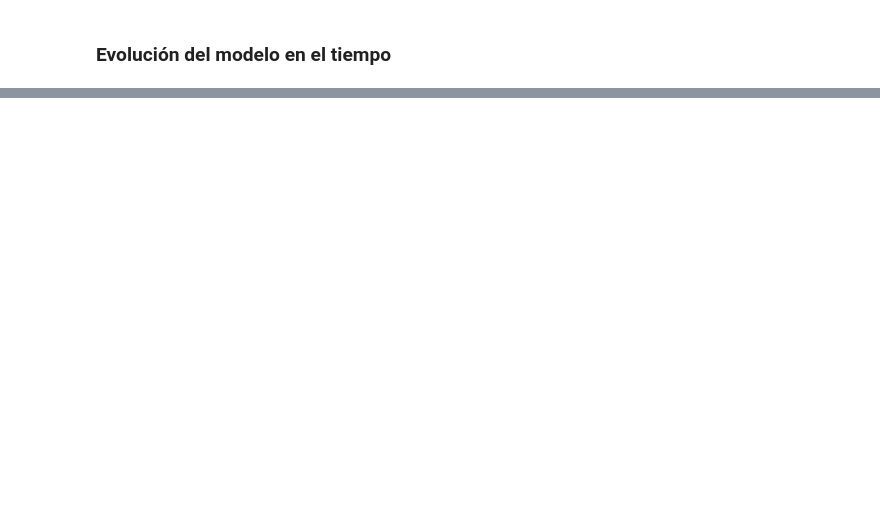
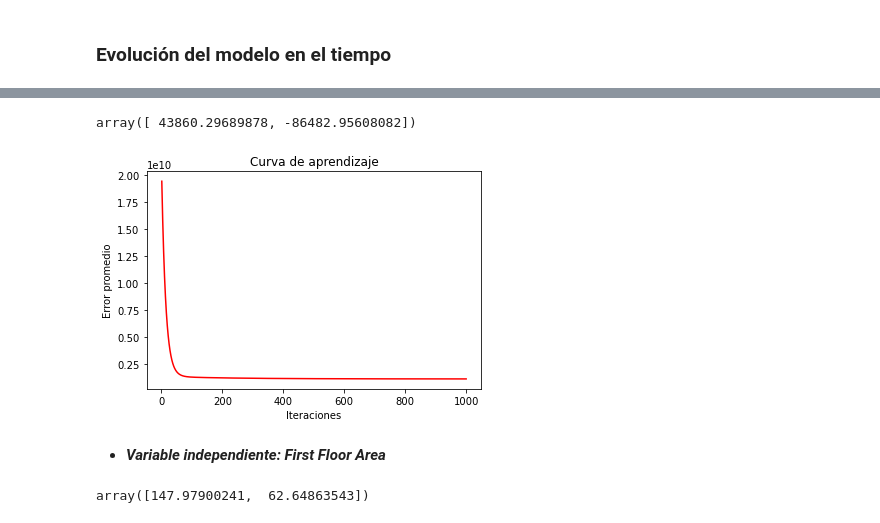
Before and after one commit to eddson90/galileo_tareas, a Jupyter notebook: Proyecto.ipynb, the cells around one changed output, grey strips where cells are left out. Saved outputs shown, nothing was run; the diff lists cells and outputs as text; code cells hidden in the pictures; blank space fills up the shorter version.

```diff
--- a/Proyecto.ipynb
+++ b/Proyecto.ipynb
@@ -442,0 +443,25 @@ graficar_modelo(dict_modelo,250)
+# %%
+# Modelo (parámetros m y b de la última iteración)
+res_OverallQual = modelo_lineal(OverallQual,SalesPrice,1000,0,0.049)
+modelo_OverallQual = res_OverallQual[0][max(res_OverallQual[0].keys())]
+errores_OverallQual = res_OverallQual[1]
+modelo_OverallQual = np.array(modelo_OverallQual)
+modelo_OverallQual
+# %% [output]
+array([ 43860.29689878, -86482.95608082])
+# %%
+# curva de aprendizaje (errores)
+graficar_error(errores_OverallQual)
+# %% [output]
+[figure, added]
+# %% [markdown]
+* ***Variable independiente: First Floor Area***
+# %%
+# Modelo (parámetros m y b de la última iteración)
+res_FirstFloorArea = modelo_lineal(FirstFloorArea_test,SalesPrice,10000,0,0.000001)
+modelo_FirstFloorArea = res_FirstFloorArea[0][max(res_FirstFloorArea[0].keys())]
+errores_FirstFloorArea = res_FirstFloorArea[1]
+modelo_FirstFloorArea = np.array(modelo_FirstFloorArea)
+modelo_FirstFloorArea
+# %% [output]
+array([147.97900241,  62.64863543])
```
Also changed, not shown: parts of 27 cells of this notebook.
